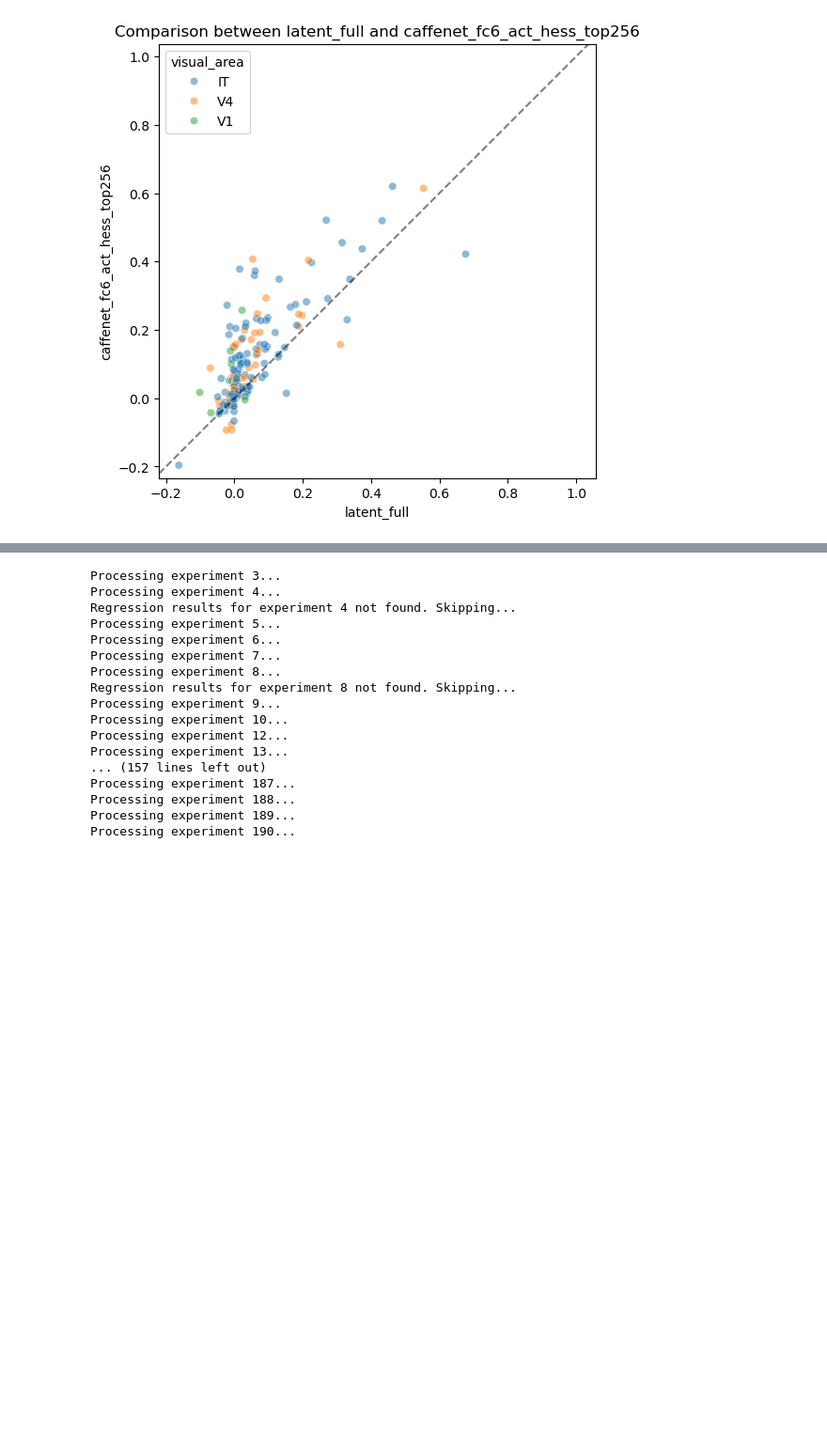
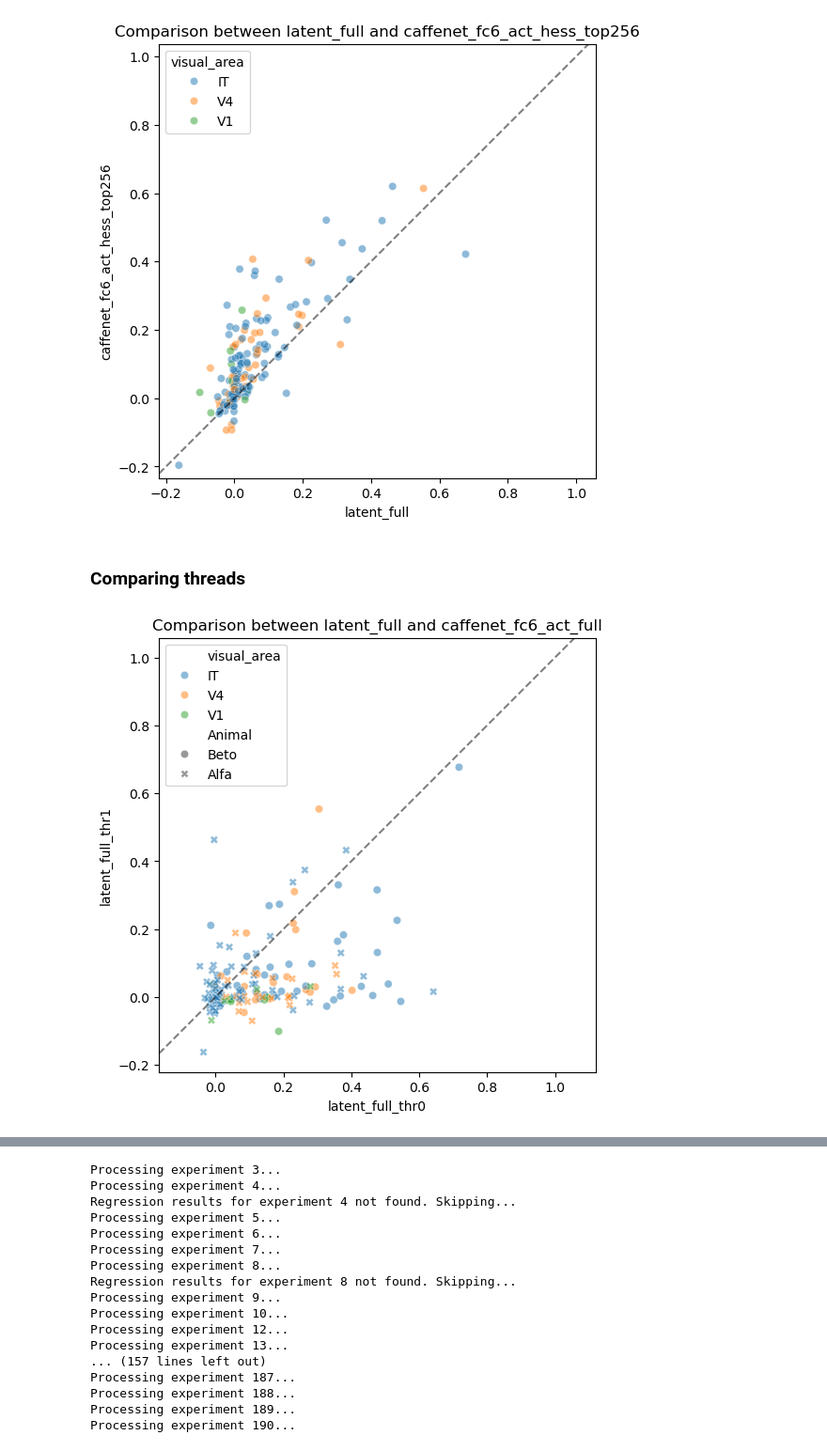
Before and after one commit to Animadversio/Neuro-ActMax-GAN-comparison, a Jupyter notebook: notebooks/BigGAN_DeePSim_latent_code_linearity_synopsis.ipynb, the cells around one changed output, grey strips where cells are left out. Shown at 94% size. Drawn from its saved outputs; the diff is of its cells as text; code cells hidden in the pictures; blank space fills up the shorter version.

```diff
--- a/notebooks/BigGAN_DeePSim_latent_code_linearity_synopsis.ipynb
+++ b/notebooks/BigGAN_DeePSim_latent_code_linearity_synopsis.ipynb
@@ -287,3 +272,25 @@ plt.axis('equal')
 plt.show()
 # %% [output]
 [figure]
+# %% [markdown]
+### Comparing threads
+# %%
+df_compare0 = stats_all_df.query("thread == 'thread0'").pivot(index="Expi",
+                               columns="regressor_name",
+                               values="test_score")
+
+df_compare1 = stats_all_df.query("thread == 'thread1'").pivot(index="Expi",
+                               columns="regressor_name",
+                               values="test_score")
+df_compare = df_compare0.merge(df_compare1, left_index=True, right_index=True, how='inner', suffixes=('_thr0', '_thr1'))
+df_compare = df_compare.merge(meta_df, left_index=True, right_on='Expi', how='left').set_index('Expi')
+# plot the comparison between latent_full and caffenet_fc6_act_hess_top256
+plt.figure(figsize=(6, 6))
+sns.scatterplot(data=df_compare, x='latent_full_thr0', y='latent_full_thr1', alpha=0.5, hue='visual_area', style="Animal")
+plt.title('Comparison between latent_full and caffenet_fc6_act_full')
+# Add diagonal line
+plt.axline((0, 0), (1, 1), linestyle='--', color='k', alpha=0.5)
+plt.axis('equal')
+plt.show()
+# %% [output]
+[figure, added]
```
Also changed, not shown: parts of 13 cells of this notebook, 1 other file.
